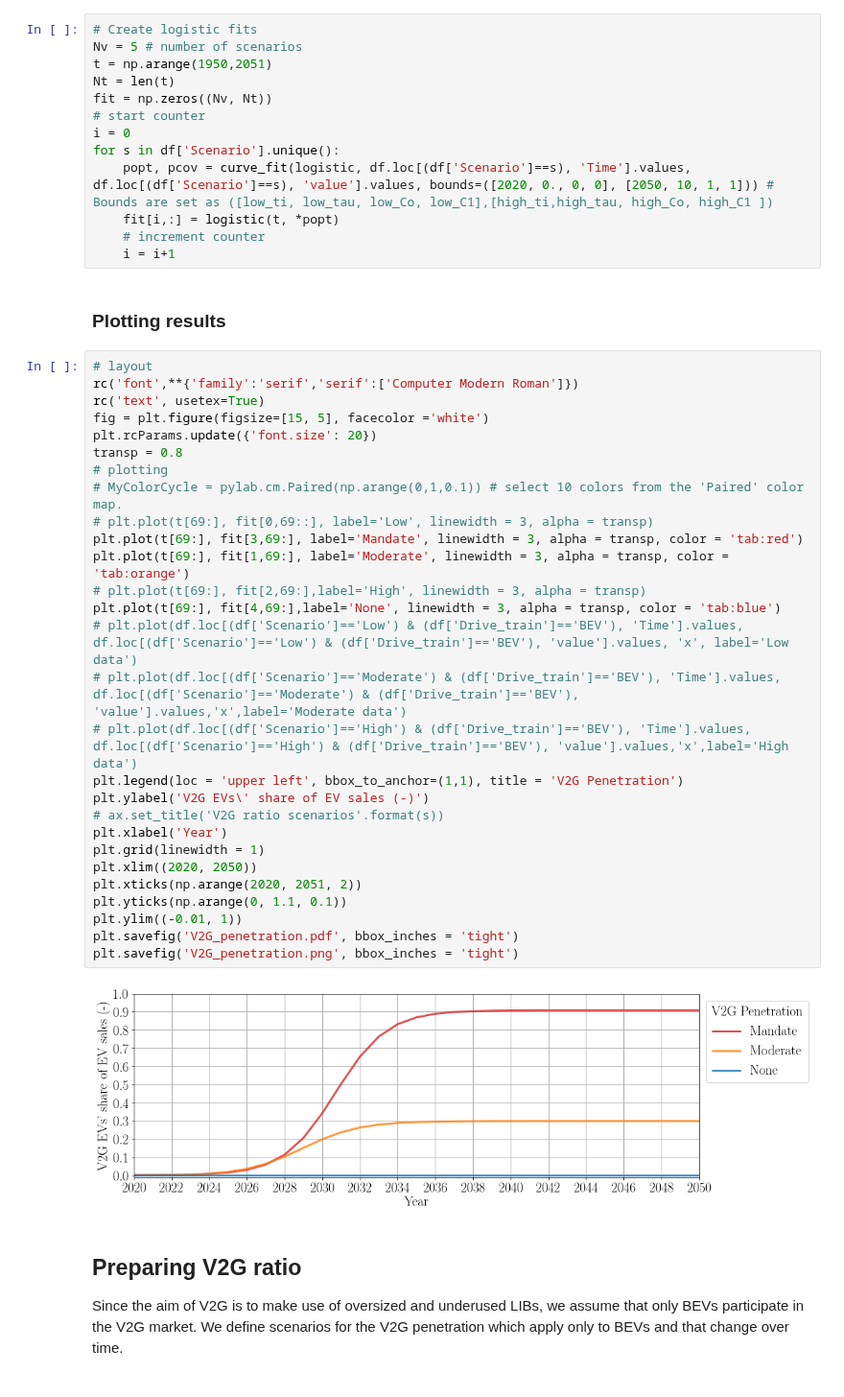
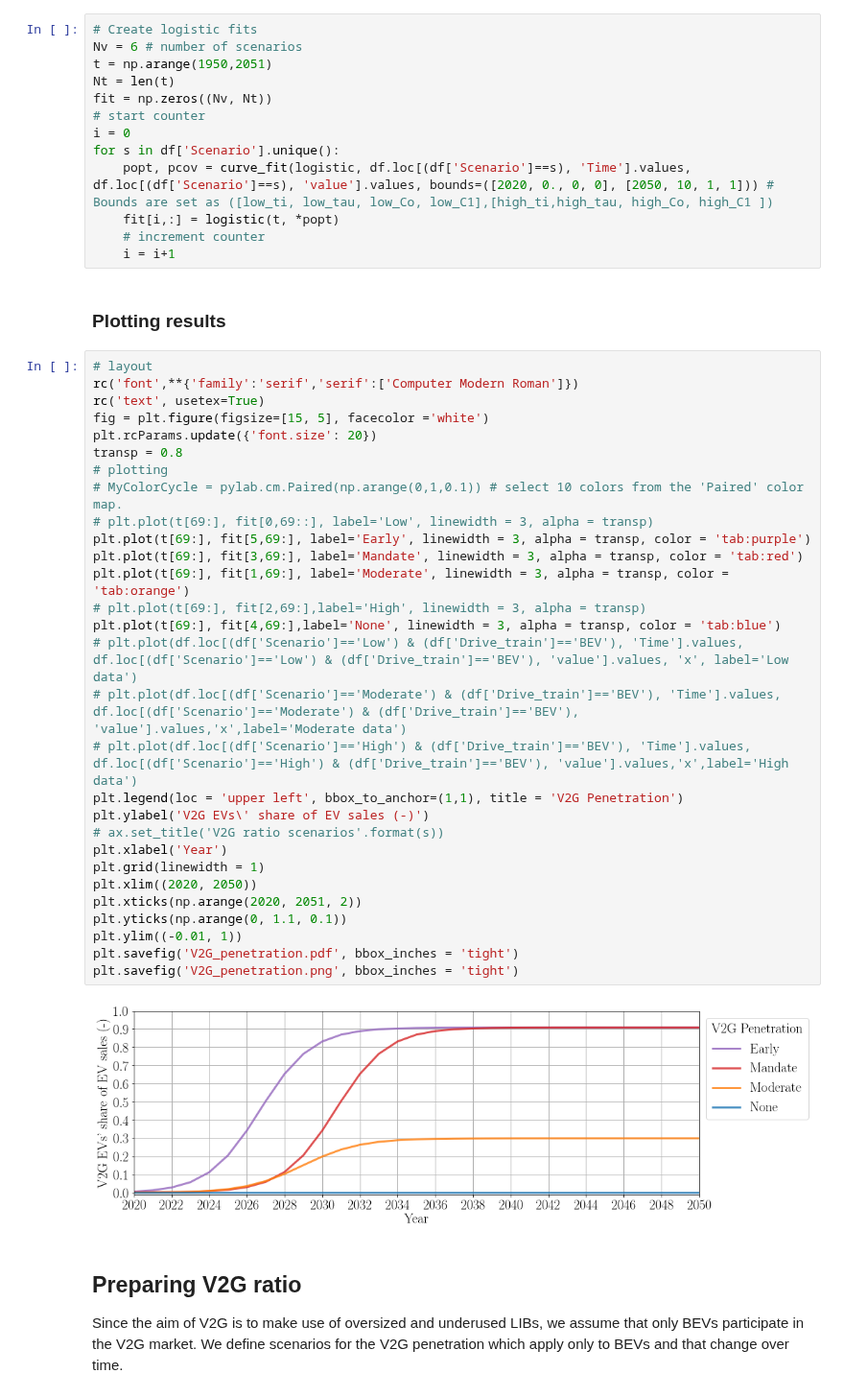
Before and after one commit to fernaag/V2G_in_EU, a Jupyter notebook: data/data_handling_scripts/V2G_ratio_dirk.ipynb, the cells around one changed output. Shown at 96% size. Drawn from its saved outputs; the diff is of its cells as text.

Commit message:
Update EV_scenarios.xlsx, V2G_scenarios.xlsx, V2G_ratio.ipynb, EV_penetration_scenarios.ipynb

```diff
--- a/data/data_handling_scripts/V2G_ratio_dirk.ipynb
+++ b/data/data_handling_scripts/V2G_ratio_dirk.ipynb
@@ -35,7 +35,7 @@ df = pd.read_excel('V2G_scenarios.xls')
 ### Creating logistic fits
 # %%
 # Create logistic fits
-Nv = 5 # number of scenarios
+Nv = 6 # number of scenarios
 t = np.arange(1950,2051)
 Nt = len(t)
 fit = np.zeros((Nv, Nt))
@@ -51,33 +51,34 @@ for s in df['Scenario'].unique():
 # %%
 # layout
 rc('font',**{'family':'serif','serif':['Computer Modern Roman']})
 rc('text', usetex=True)
 fig = plt.figure(figsize=[15, 5], facecolor ='white')
 plt.rcParams.update({'font.size': 20})
 transp = 0.8
 # plotting
 # MyColorCycle = pylab.cm.Paired(np.arange(0,1,0.1)) # select 10 colors from the 'Paired' color map.
 # plt.plot(t[69:], fit[0,69::], label='Low', linewidth = 3, alpha = transp)
+plt.plot(t[69:], fit[5,69:], label='Early', linewidth = 3, alpha = transp, color = 'tab:purple')
 plt.plot(t[69:], fit[3,69:], label='Mandate', linewidth = 3, alpha = transp, color = 'tab:red')
 plt.plot(t[69:], fit[1,69:], label='Moderate', linewidth = 3, alpha = transp, color = 'tab:orange')
 # plt.plot(t[69:], fit[2,69:],label='High', linewidth = 3, alpha = transp)
 plt.plot(t[69:], fit[4,69:],label='None', linewidth = 3, alpha = transp, color = 'tab:blue')
 # plt.plot(df.loc[(df['Scenario']=='Low') & (df['Drive_train']=='BEV'), 'Time'].values, df.loc[(df['Scenario']=='Low') & (df['Drive_train']=='BEV'), 'value'].values, 'x', label='Low data')
 # plt.plot(df.loc[(df['Scenario']=='Moderate') & (df['Drive_train']=='BEV'), 'Time'].values, df.loc[(df['Scenario']=='Moderate') & (df['Drive_train']=='BEV'), 'value'].values,'x',label='Moderate data')
 # plt.plot(df.loc[(df['Scenario']=='High') & (df['Drive_train']=='BEV'), 'Time'].values, df.loc[(df['Scenario']=='High') & (df['Drive_train']=='BEV'), 'value'].values,'x',label='High data')
 plt.legend(loc = 'upper left', bbox_to_anchor=(1,1), title = 'V2G Penetration')
 plt.ylabel('V2G EVs\' share of EV sales (-)')
 # ax.set_title('V2G ratio scenarios'.format(s))
 plt.xlabel('Year')
 plt.grid(linewidth = 1)
 plt.xlim((2020, 2050))
 plt.xticks(np.arange(2020, 2051, 2))
 plt.yticks(np.arange(0, 1.1, 0.1))
 plt.ylim((-0.01, 1))
 plt.savefig('V2G_penetration.pdf', bbox_inches = 'tight')
 plt.savefig('V2G_penetration.png', bbox_inches = 'tight')
 # %% [output]
-[figure, old version]
+[figure, new version]
 # %% [markdown]
 ## Preparing V2G ratio
 Since the aim of V2G is to make use of oversized and underused LIBs, we assume that only BEVs participate in the V2G market.
```
Also changed, not shown: 9 other files.
